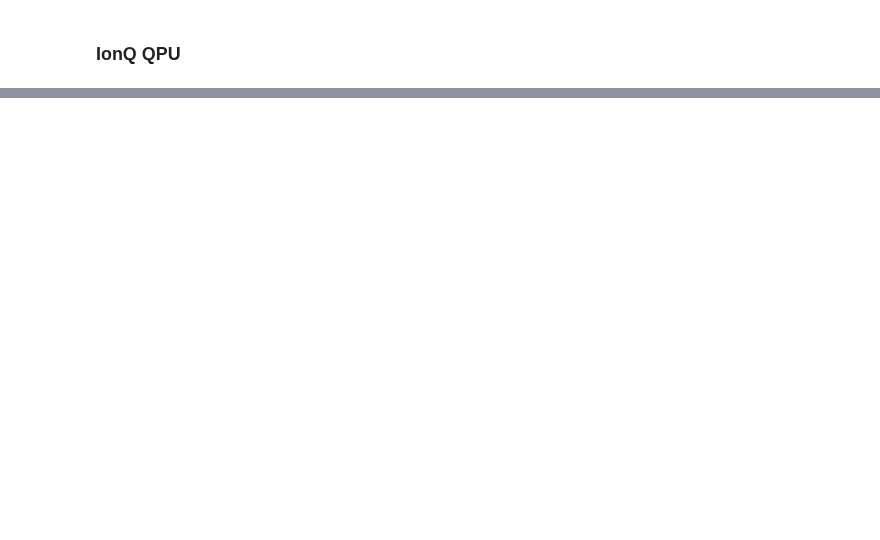
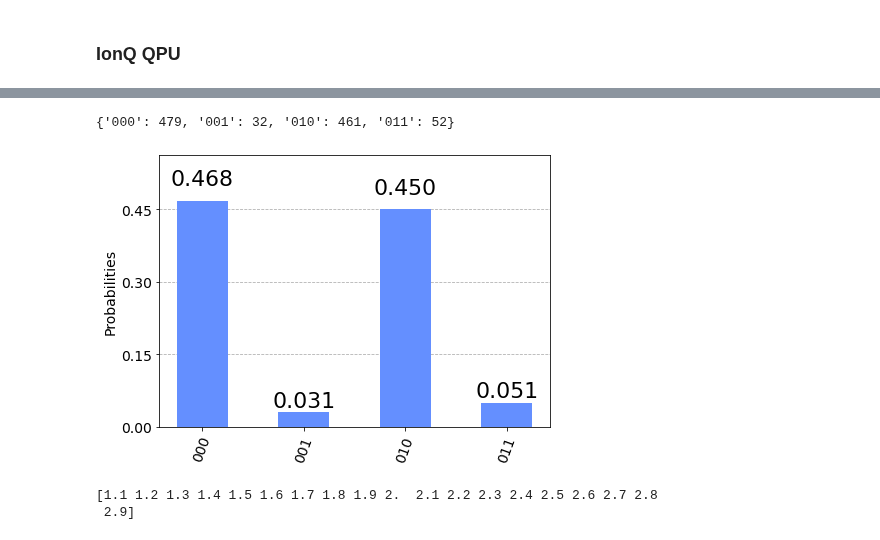
Before and after one commit to egrace479/QuForceBB84Proj, a Jupyter notebook: notebooks/ionq_implementation.ipynb, the cells around one changed output, grey strips where cells are left out. Cells and saved outputs as stored; diff of their text form; code cells hidden in the pictures; blank space fills up the shorter version.

```diff
--- a/notebooks/ionq_implementation.ipynb
+++ b/notebooks/ionq_implementation.ipynb
@@ -282,2 +286,6 @@ plt.show()
 # %% [markdown]
 ### IonQ QPU
+# %%
+from qiskit_ionq import IonQProvider
+provider = IonQProvider('MSZ3nHSUkWvLg4YucxMDpNDESpGqQx3i')
+print(provider.backends())
@@ -283,0 +309,19 @@ plt.show()
+# %%
+#687bf536-3895-459a-bb5b-4643dfe0feec
+#0dda44a0-66d7-4781-a5e9-b24aeed41aef
+# job_id = job.job_id()
+ionq = provider.get_backend("ionq_qpu")
+retrieved = ionq.retrieve_job('0dda44a0-66d7-4781-a5e9-b24aeed41aef')
+counts = retrieved.result().get_counts()
+print(counts)
+plot_histogram(counts)
+# %% [output]
+{'000': 479, '001': 32, '010': 461, '011': 52}
+[figure, added]
+# %%
+theta1s = np.linspace(1.1,2.9,19)
+print(theta1s)
+theta1s = np.pi/8 * theta1s
+# %% [output]
+[1.1 1.2 1.3 1.4 1.5 1.6 1.7 1.8 1.9 2.  2.1 2.2 2.3 2.4 2.5 2.6 2.7 2.8
+ 2.9]
```
Also changed, not shown: parts of 19 cells of this notebook.
